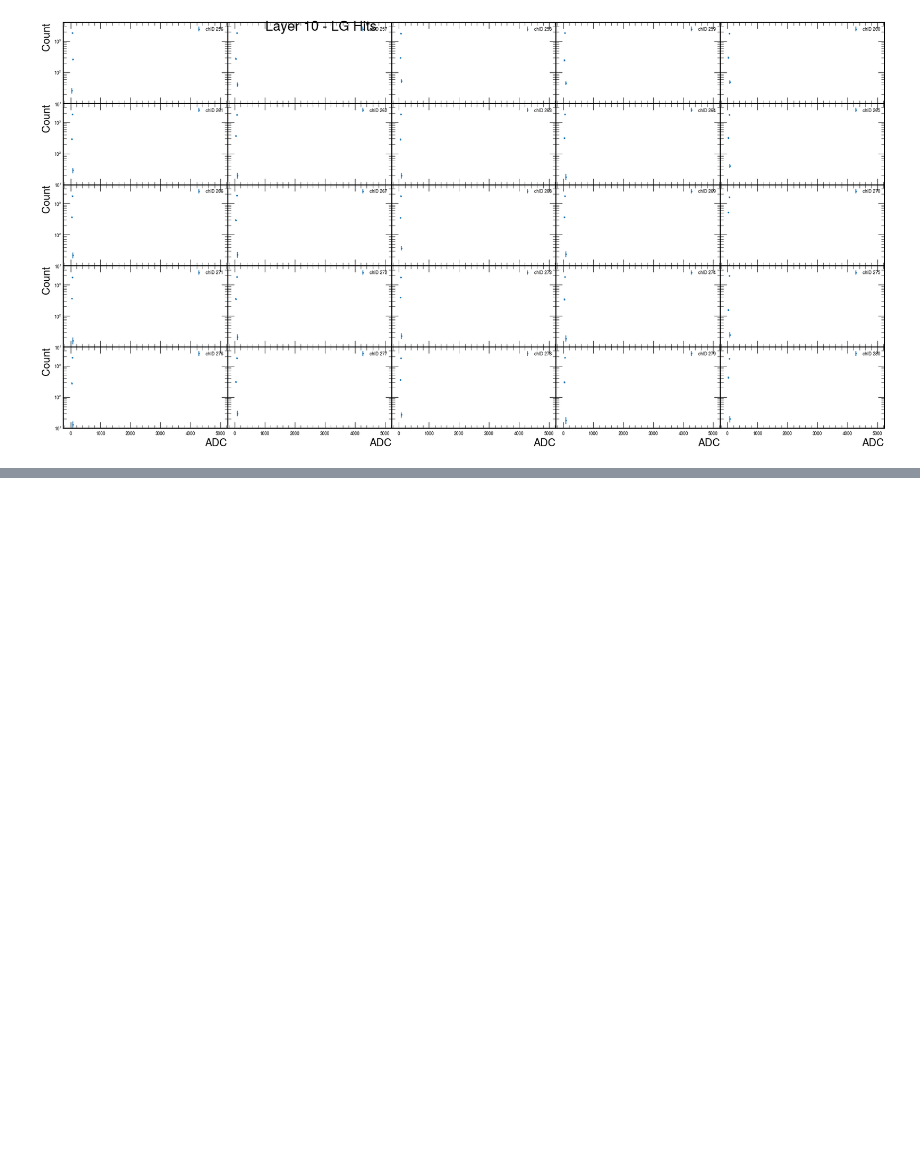
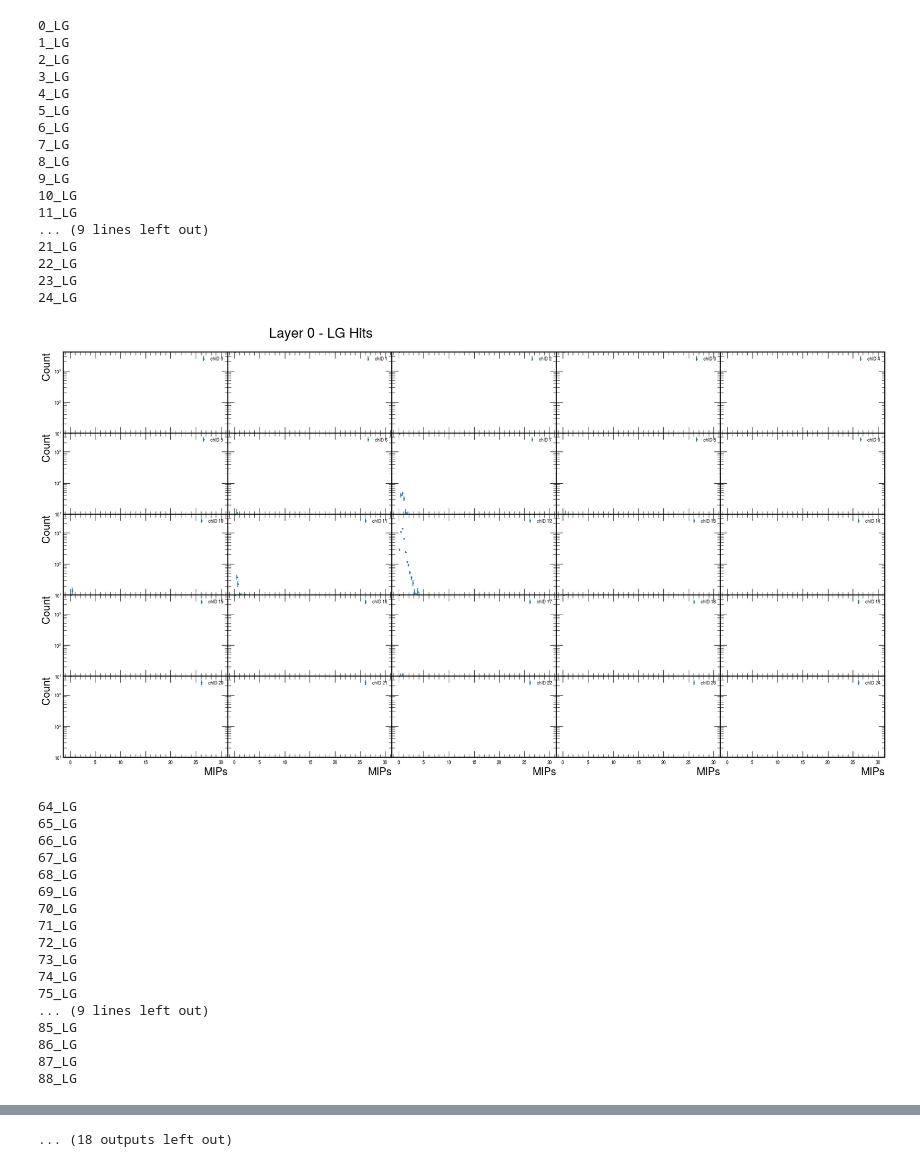
Before and after one commit to SeanBP/genIII_prototype_analysis, a Jupyter notebook: Layer_Analysis.ipynb, the cells around one changed output, grey strips where cells are left out. Saved outputs shown, nothing was run; the diff lists cells and outputs as text; code cells hidden in the pictures; blank space fills up the shorter version.

```diff
--- a/Layer_Analysis.ipynb
+++ b/Layer_Analysis.ipynb
@@ -12,18 +12,15 @@ plt.rcParams['savefig.facecolor'] = 'white'
 plt.rcParams['savefig.bbox'] = 'tight'
 hep.style.use(hep.style.CMS)
 # %%
-with open("run2.pkl", 'rb') as file:
+with open("HG63LG63BeamCal2.pkl", 'rb') as file:
     # Load the data from the pickle file
     din = pickle.load(file)
+
 with open("geometry.pkl", 'rb') as file:
         geometry = pickle.load(file)
 # %%
 def get_chIDs_by_layer(df, layer_number):
-    ch_ids = []
-    for ch_str in df[df['Layer'] == layer_number]['Ch#']:
-        CAEN, ch = map(int, ch_str.split('-'))
-        ch_id = ch + (64 * (CAEN - 1))
-        ch_ids.append(ch_id)
+    ch_ids = df[df['Layer'] == layer_number]['Ch#'].nsmallest(25).tolist()
     return ch_ids
 # %%
 def get_LG_array_by_layer(geometry, din):
@@ -104,11 +101,11 @@ def plot_channel_histograms_by_layer(geometry, din, layer, bins=200, range_=(0,
     for j in range(len(ch_ids), 25):
         axes[j].axis("off")
     for ax in axes[-5:]:  # Bottom row (x-axis label)
-        ax.set_xlabel("ADC", fontsize=20)
+        ax.set_xlabel("MIPs", fontsize=20)
 
     for ax in axes[::5]:  # Left column (y-axis label)
         ax.set_ylabel("Count", fontsize=20)
-    fig.suptitle(f"Layer {layer} - LG Hits", fontsize=26, y=0.95)
+    fig.suptitle(f"Layer {layer} - LG Hits", fontsize=26, y=1)
 
     plt.tight_layout(pad=0.0)
     plt.tight_layout(rect=[0, 0, 1.5, 1])
@@ -116,6 +113,41 @@ def plot_channel_histograms_by_layer(geometry, din, layer, bins=200, range_=(0,
 
     plt.show()
 # %%
-plot_channel_histograms_by_layer(geometry, din, 10, bins=200, range_=(0, 5000))
+for i in range(15):
+    plot_channel_histograms_by_layer(geometry, din, i, bins=100, range_=(0, 30))
 # %% [output]
+0_LG
+1_LG
+2_LG
+3_LG
+4_LG
+5_LG
+6_LG
+7_LG
+8_LG
+9_LG
+10_LG
+11_LG
+... (9 lines left out)
+21_LG
+22_LG
+23_LG
+24_LG
-[figure, old version]
+[figure, new version]
+64_LG
+65_LG
+66_LG
+67_LG
+68_LG
+69_LG
+70_LG
+71_LG
+72_LG
+73_LG
+74_LG
+75_LG
+... (9 lines left out)
+85_LG
+86_LG
+87_LG
+88_LG
@@ -121,0 +227 @@ plot_channel_histograms_by_layer(geometry, din, 10, bins=200, range_=(0, 5000))
+... (18 outputs left out)
```
Also changed, not shown: parts of 3 cells of this notebook, 23 other files.
